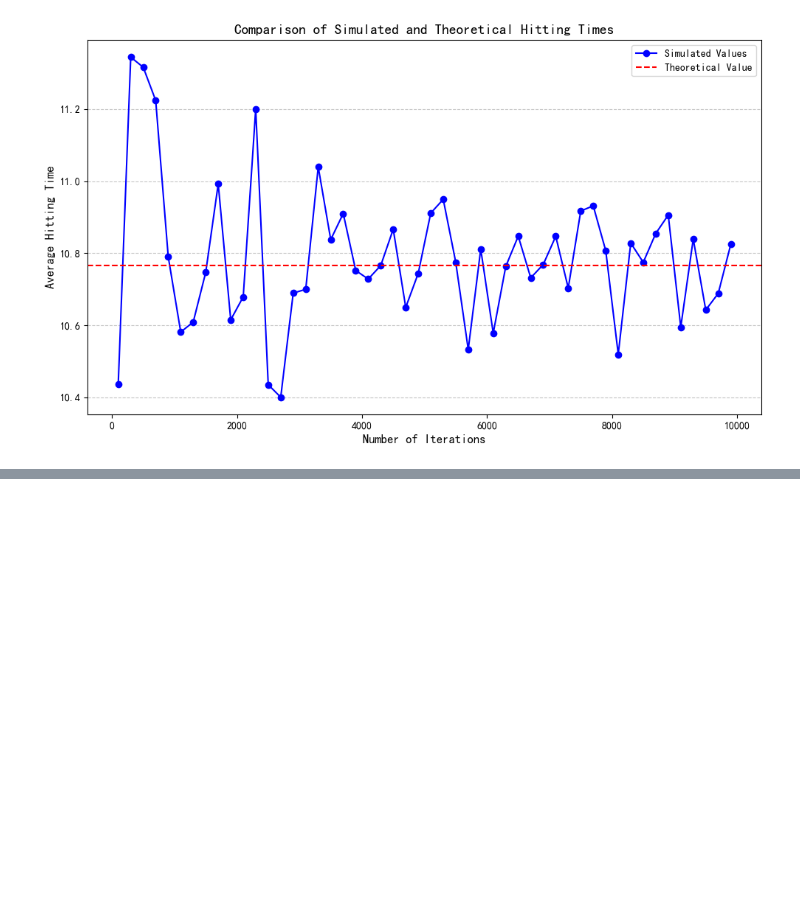
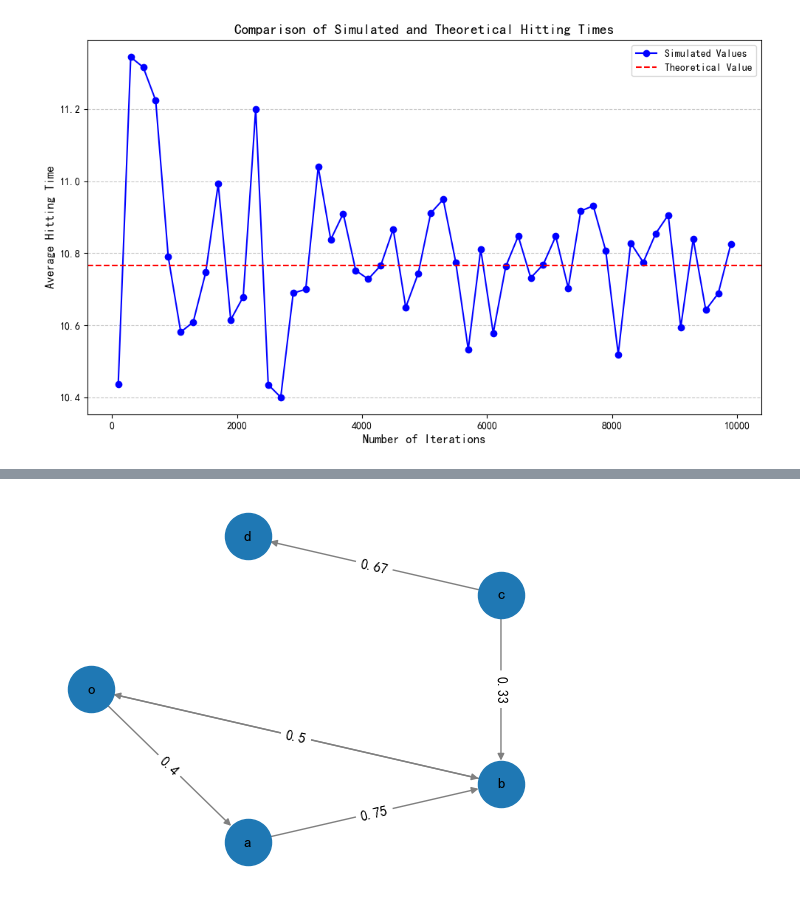
Before and after one commit to Decade-rider/Network_Dynamics_and_Learning_Homeworks, a Jupyter notebook: Homework2/Homework_2_pcl.ipynb, the cells around one changed output, grey strips where cells are left out. Saved outputs shown, nothing was run; the diff lists cells and outputs as text; code cells hidden in the pictures; blank space fills up the shorter version.

```diff
--- a/Homework2/Homework_2_pcl.ipynb
+++ b/Homework2/Homework_2_pcl.ipynb
@@ -380,0 +563,9 @@ plt.show()
+# %%
+### 从图G中移除以下边: (d,a),(d,c),(a,c),(b,c)
+edges_to_remove_g = [('d', 'a'), ('d', 'c'), ('a', 'c'), ('b', 'c')]
+
+G_modified_g = G.copy()
+G_modified_g.remove_edges_from(edges_to_remove_g)
+plot_graph(G_modified_g)
+# %% [output]
+[figure, added]
```
Also changed, not shown: parts of 19 cells of this notebook.
